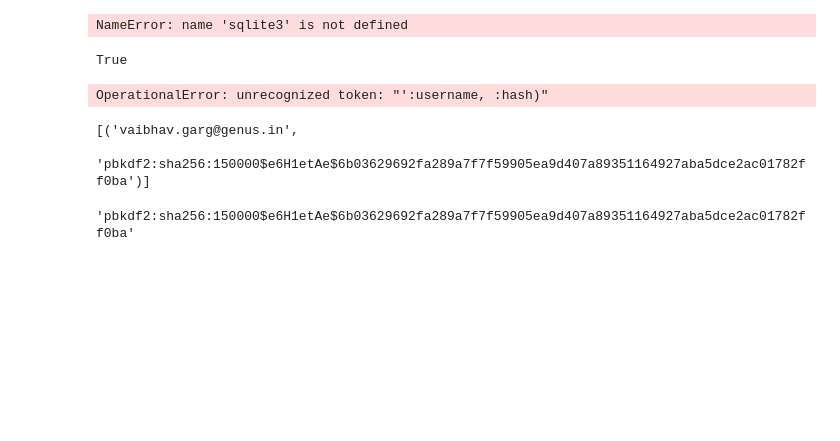
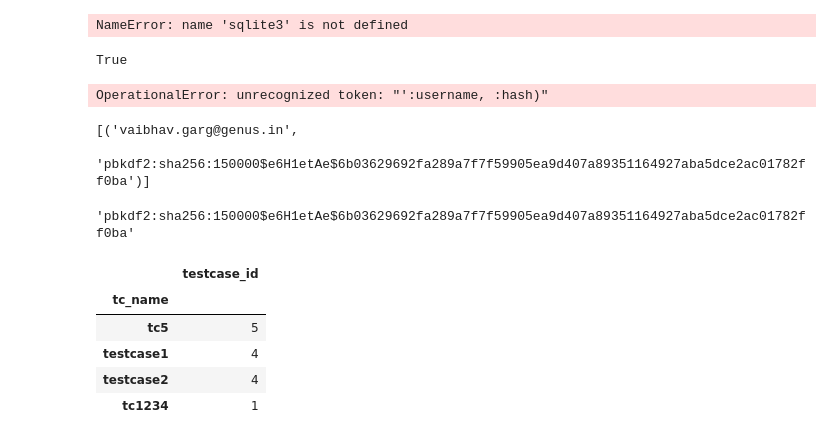
Before and after one commit to vaibhavgarg1982/WebAppTestingDB, a Jupyter notebook: trial.ipynb, the cells around one changed output. Cells and saved outputs as stored; diff of their text form; code cells hidden in the pictures; blank space fills up the shorter version.

Commit message:
testcases with max number of resultsfor a projID

```diff
--- a/trial.ipynb
+++ b/trial.ipynb
@@ -589,3 +589,25 @@ c.execute(query)
 c.fetchone()[1]
 # %% [output]
 'pbkdf2:sha256:150000$e6H1etAe$6b03629692fa289a7f7f59905ea9d407a89351164927aba5dce2ac01782ff0ba'
+# %%
+import sqlite3
+conn = sqlite3.connect("testing1.db")
+c = conn.cursor()
+
+query = "SELECT Mst_projects.*, Mst_testcases.*, testresults.*, Mst_testcases.name as tc_name FROM mapping JOIN Mst_projects ON mapping.project_id = Mst_projects.project_id JOIN Mst_testcases ON mapping.testcase_id = Mst_testcases.testcase_id JOIN testresults ON mapping.map_id = testresults.map_id"
+
+data = [row for row in c.execute(query)]
+import pandas as pd
+df = pd.read_sql_query(query, conn)
+df_pvt = df[df['project_id'] ==3]
+# select only testcase_id, tc_name columns from df_pvt
+df_pvt = df_pvt[['testcase_id', 'tc_name', ]]
+# create pivot table, with tc_name as index and count of testcase_id as column
+df_pvt.pivot_table(index='tc_name', aggfunc='count').sort_values(by='testcase_id', ascending=False)
+# %% [output]
+|  | testcase_id |
+| tc_name |  |
+| tc5 | 5 |
+| testcase1 | 4 |
+| testcase2 | 4 |
+| tc1234 | 1 |
```
